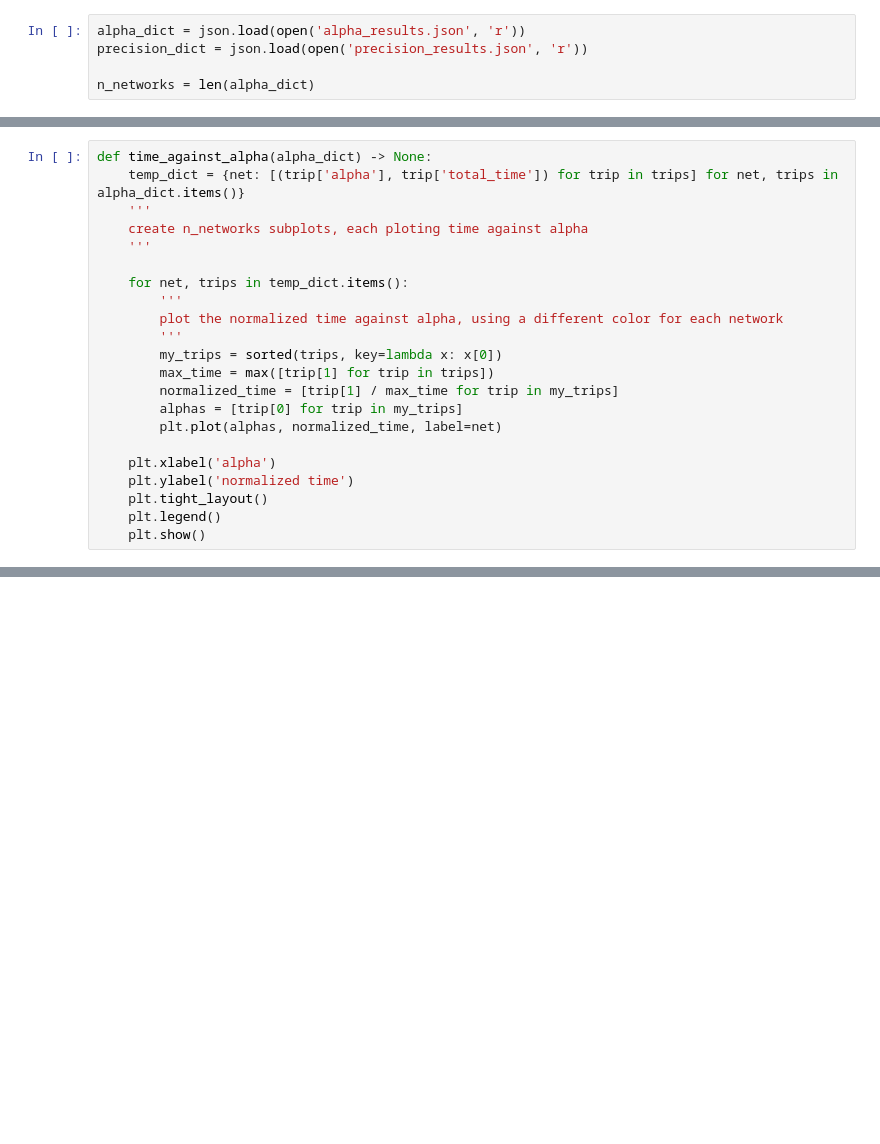
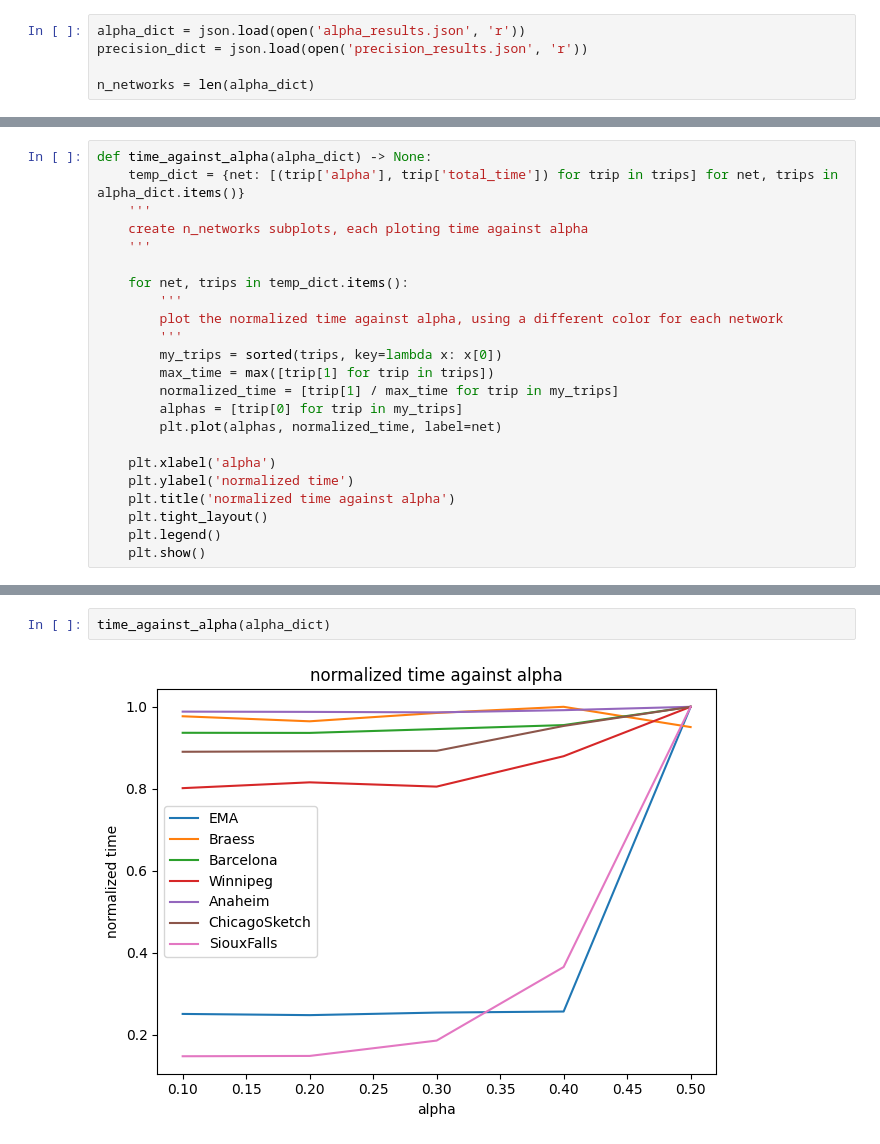
Before and after one commit to lisihang1401443109/traffic_assignment, a Jupyter notebook: test.ipynb, the cells around one changed output, grey strips where cells are left out. Cells and saved outputs as stored; diff of their text form; blank space fills up the shorter version.

```diff
--- a/test.ipynb
+++ b/test.ipynb
@@ -50,6 +51,7 @@ def time_against_alpha(alpha_dict) -> None:
 
     plt.xlabel('alpha')
     plt.ylabel('normalized time')
+    plt.title('normalized time against alpha')
     plt.tight_layout()
     plt.legend()
     plt.show()
@@ -108,0 +113,4 @@ iterations_against_precision(precision_dict)
+# %%
+time_against_alpha(alpha_dict)
+# %% [output]
+[figure, added]
```
Also changed, not shown: parts of 8 cells of this notebook, 42 other files.
